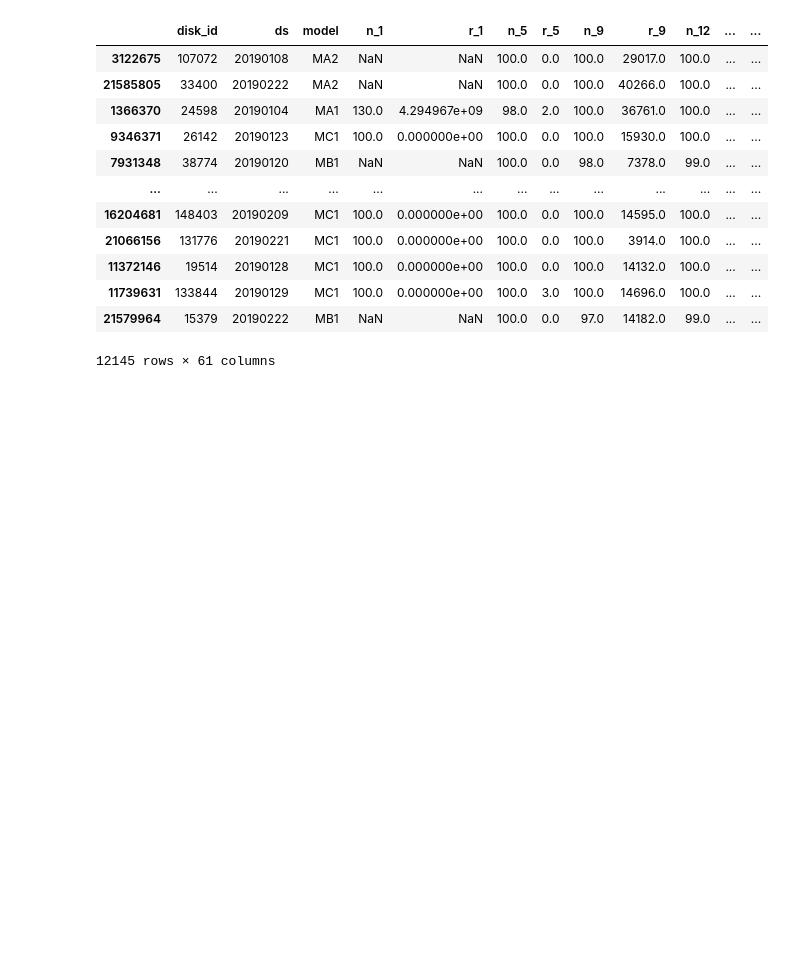
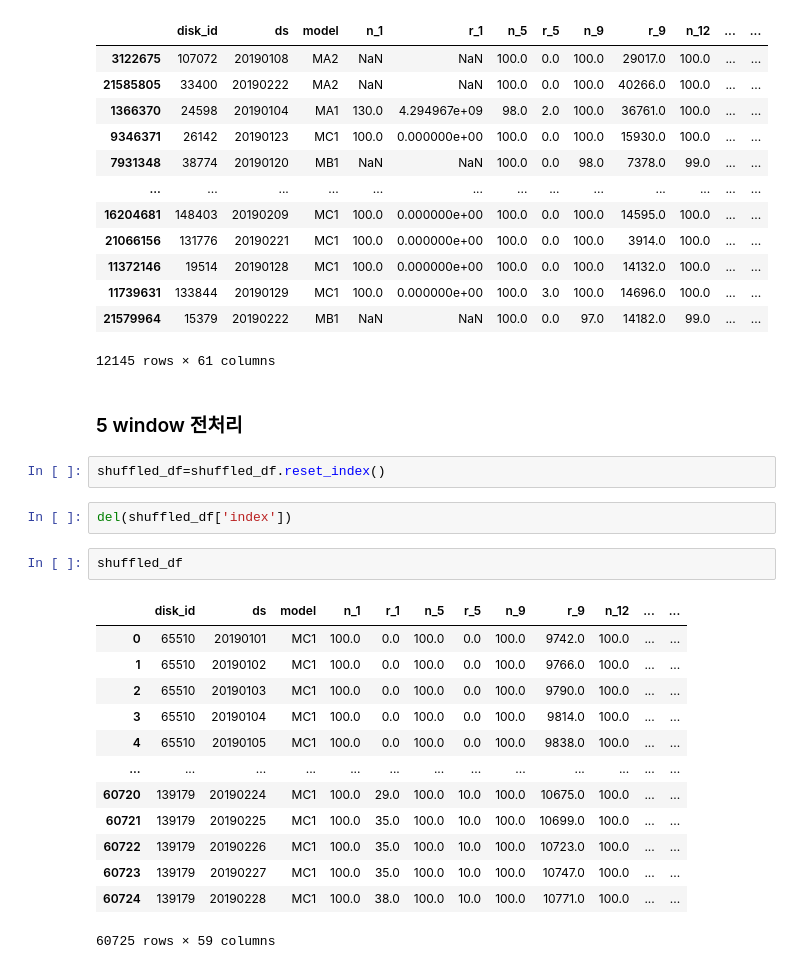
Before and after one commit to passion3659/ssd-failure, a Jupyter notebook: AutoML.ipynb, the cells around one changed output. Drawn from its saved outputs; the diff is of its cells as text; blank space fills up the shorter version.

```diff
--- a/AutoML.ipynb
+++ b/AutoML.ipynb
@@ -267,3 +269,25 @@ predict_model(best_tune)
 | 11739631 | 133844 | 20190129 | MC1 | 100.0 | 0.000000e+00 | 100.0 | 3.0 | 100.0 | 14696.0 | 100.0 | ... | ... |
 | 21579964 | 15379 | 20190222 | MB1 | NaN | NaN | 100.0 | 0.0 | 97.0 | 14182.0 | 99.0 | ... | ... |
 12145 rows × 61 columns
+# %% [markdown]
+### 5 window 전처리
+# %%
+shuffled_df=shuffled_df.reset_index()
+# %%
+del(shuffled_df['index'])
+# %%
+shuffled_df
+# %% [output]
+|  | disk_id | ds | model | n_1 | r_1 | n_5 | r_5 | n_9 | r_9 | n_12 | ... | ... |
+| 0 | 65510 | 20190101 | MC1 | 100.0 | 0.0 | 100.0 | 0.0 | 100.0 | 9742.0 | 100.0 | ... | ... |
+| 1 | 65510 | 20190102 | MC1 | 100.0 | 0.0 | 100.0 | 0.0 | 100.0 | 9766.0 | 100.0 | ... | ... |
+| 2 | 65510 | 20190103 | MC1 | 100.0 | 0.0 | 100.0 | 0.0 | 100.0 | 9790.0 | 100.0 | ... | ... |
+| 3 | 65510 | 20190104 | MC1 | 100.0 | 0.0 | 100.0 | 0.0 | 100.0 | 9814.0 | 100.0 | ... | ... |
+| 4 | 65510 | 20190105 | MC1 | 100.0 | 0.0 | 100.0 | 0.0 | 100.0 | 9838.0 | 100.0 | ... | ... |
+| ... | ... | ... | ... | ... | ... | ... | ... | ... | ... | ... | ... | ... |
+| 60720 | 139179 | 20190224 | MC1 | 100.0 | 29.0 | 100.0 | 10.0 | 100.0 | 10675.0 | 100.0 | ... | ... |
+| 60721 | 139179 | 20190225 | MC1 | 100.0 | 35.0 | 100.0 | 10.0 | 100.0 | 10699.0 | 100.0 | ... | ... |
+| 60722 | 139179 | 20190226 | MC1 | 100.0 | 35.0 | 100.0 | 10.0 | 100.0 | 10723.0 | 100.0 | ... | ... |
+| 60723 | 139179 | 20190227 | MC1 | 100.0 | 35.0 | 100.0 | 10.0 | 100.0 | 10747.0 | 100.0 | ... | ... |
+| 60724 | 139179 | 20190228 | MC1 | 100.0 | 38.0 | 100.0 | 10.0 | 100.0 | 10771.0 | 100.0 | ... | ... |
+60725 rows × 59 columns
```
Also changed, not shown: parts of 10 cells of this notebook.
